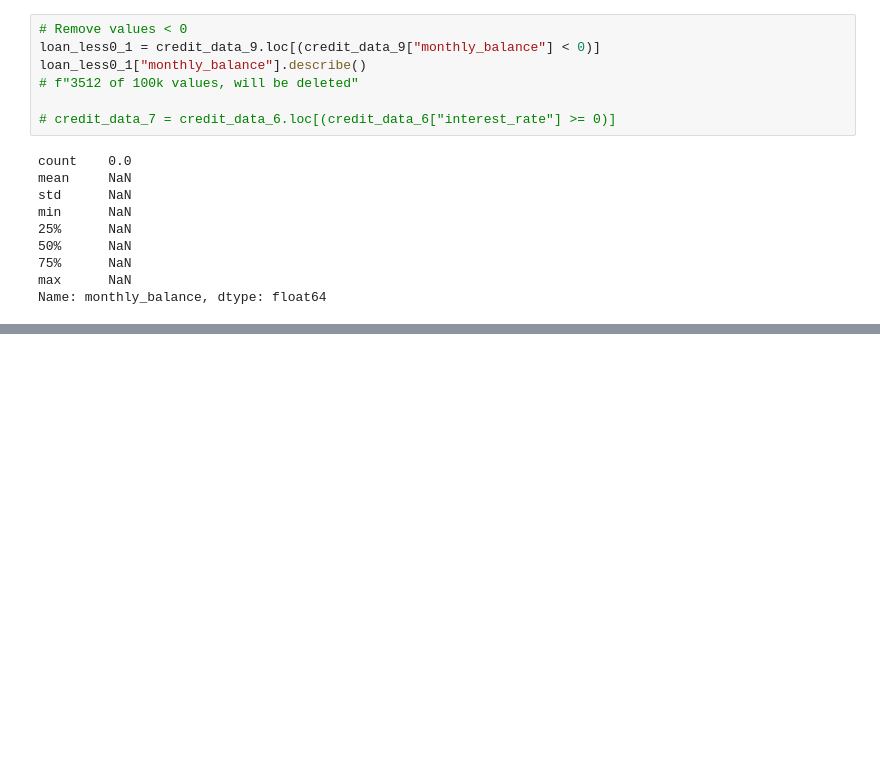
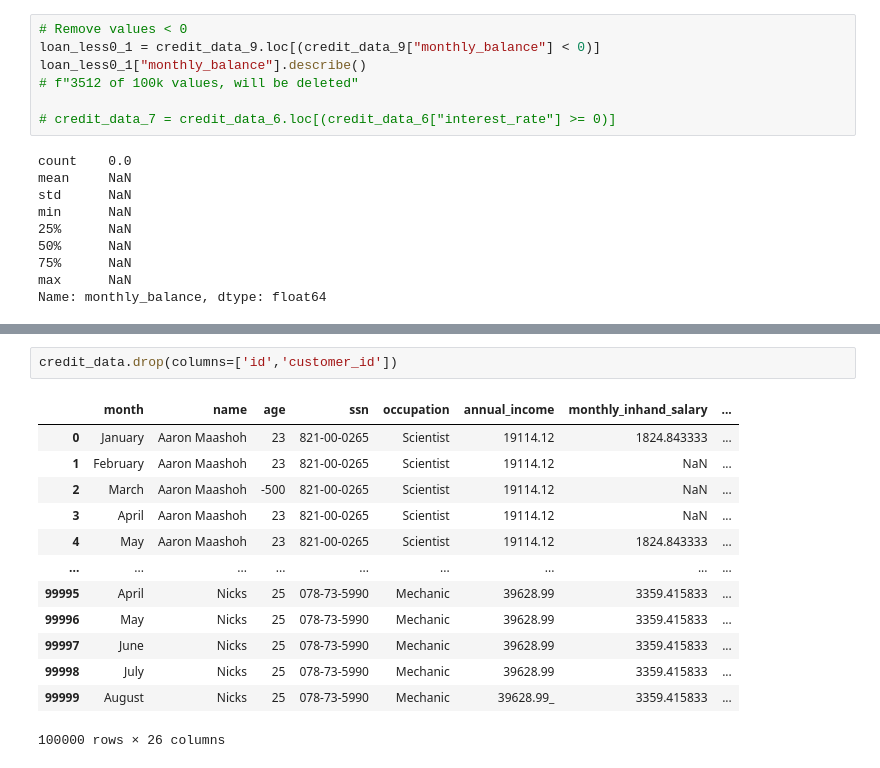
Before and after one commit to woodpecker2100/machine-learning-project, a Jupyter notebook: Data_cleaning.ipynb, the cells around one changed output, grey strips where cells are left out. Saved outputs shown, nothing was run; the diff lists cells and outputs as text; blank space fills up the shorter version.

```diff
--- a/Data_cleaning.ipynb
+++ b/Data_cleaning.ipynb
@@ -626,0 +663,16 @@ Name: monthly_balance, dtype: float64
+# %%
+credit_data.drop(columns=['id','customer_id'])
+# %% [output]
+|  | month | name | age | ssn | occupation | annual_income | monthly_inhand_salary | ... |
+| 0 | January | Aaron Maashoh | 23 | 821-00-0265 | Scientist | 19114.12 | 1824.843333 | ... |
+| 1 | February | Aaron Maashoh | 23 | 821-00-0265 | Scientist | 19114.12 | NaN | ... |
+| 2 | March | Aaron Maashoh | -500 | 821-00-0265 | Scientist | 19114.12 | NaN | ... |
+| 3 | April | Aaron Maashoh | 23 | 821-00-0265 | Scientist | 19114.12 | NaN | ... |
+| 4 | May | Aaron Maashoh | 23 | 821-00-0265 | Scientist | 19114.12 | 1824.843333 | ... |
+| ... | ... | ... | ... | ... | ... | ... | ... | ... |
+| 99995 | April | Nicks | 25 | 078-73-5990 | Mechanic | 39628.99 | 3359.415833 | ... |
+| 99996 | May | Nicks | 25 | 078-73-5990 | Mechanic | 39628.99 | 3359.415833 | ... |
+| 99997 | June | Nicks | 25 | 078-73-5990 | Mechanic | 39628.99 | 3359.415833 | ... |
+| 99998 | July | Nicks | 25 | 078-73-5990 | Mechanic | 39628.99 | 3359.415833 | ... |
+| 99999 | August | Nicks | 25 | 078-73-5990 | Mechanic | 39628.99_ | 3359.415833 | ... |
+100000 rows × 26 columns
```
Also changed, not shown: parts of 11 cells of this notebook, 1 other file.
